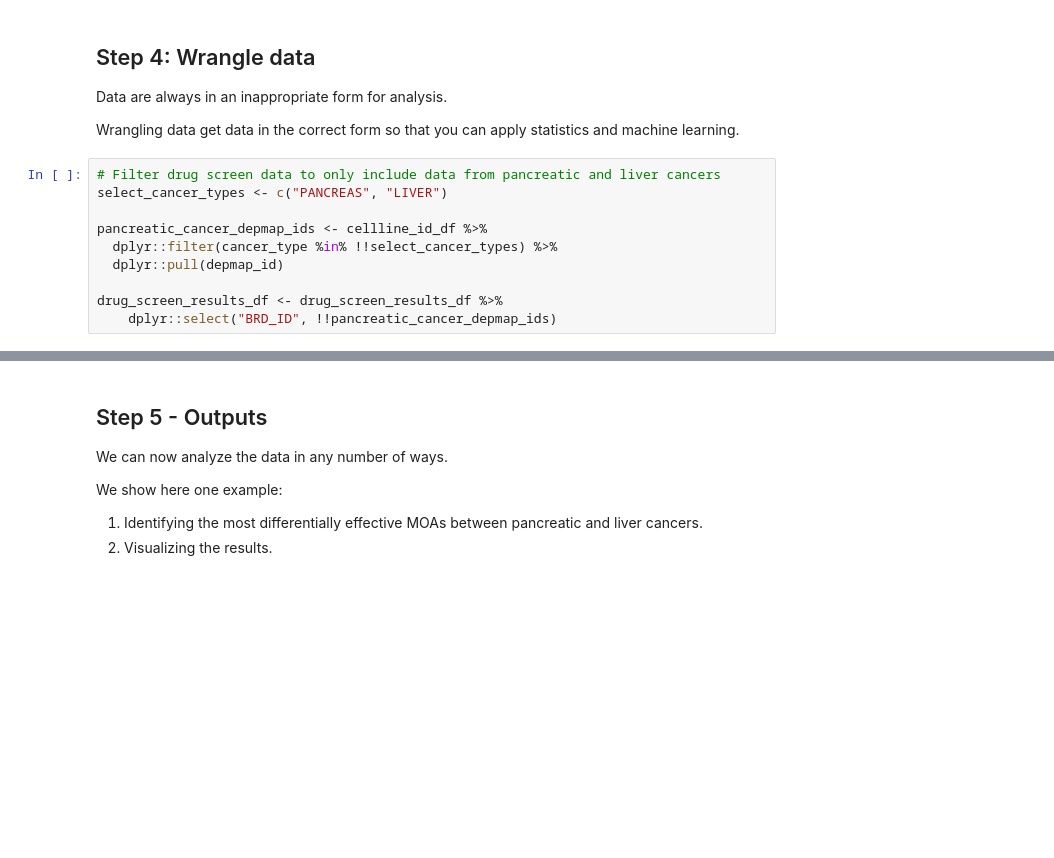
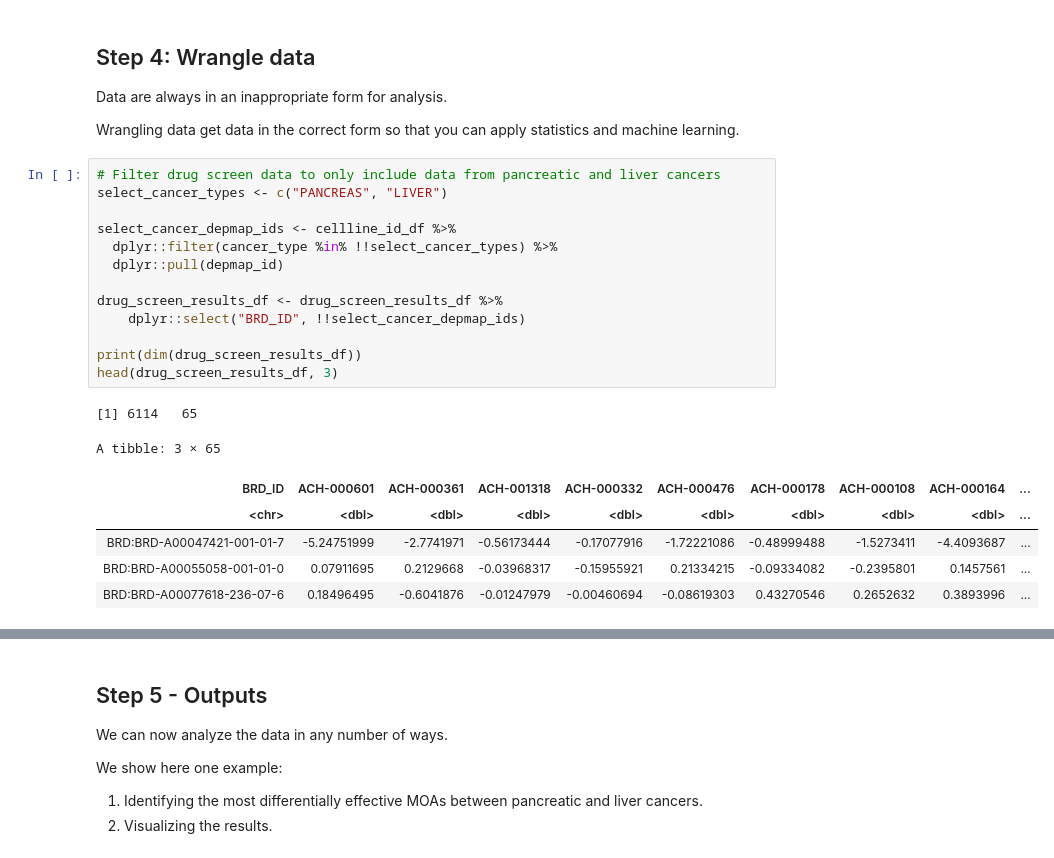
Before and after one commit to gwaybio/CPBS7601, a Jupyter notebook: lectures/4.data_wrangling/tidyverse_example.ipynb, the cells around one changed output, grey strips where cells are left out. Saved outputs shown, nothing was run; the diff lists cells and outputs as text; blank space fills up the shorter version.

```diff
--- a/lectures/4.data_wrangling/tidyverse_example.ipynb
+++ b/lectures/4.data_wrangling/tidyverse_example.ipynb
@@ -155,13 +156,24 @@ Wrangling data get data in the correct form so that you can apply statistics and
 # %%
 # Filter drug screen data to only include data from pancreatic and liver cancers
 select_cancer_types <- c("PANCREAS", "LIVER")
 
-pancreatic_cancer_depmap_ids <- cellline_id_df %>%
+select_cancer_depmap_ids <- cellline_id_df %>%
   dplyr::filter(cancer_type %in% !!select_cancer_types) %>%
   dplyr::pull(depmap_id)
 
 drug_screen_results_df <- drug_screen_results_df %>%
-    dplyr::select("BRD_ID", !!pancreatic_cancer_depmap_ids)
+    dplyr::select("BRD_ID", !!select_cancer_depmap_ids)
+
+print(dim(drug_screen_results_df))
+head(drug_screen_results_df, 3)
+# %% [output]
+[1] 6114   65
+A tibble: 3 × 65
+| BRD_ID | ACH-000601 | ACH-000361 | ACH-001318 | ACH-000332 | ACH-000476 | ACH-000178 | ACH-000108 | ACH-000164 | ... |
+| <chr> | <dbl> | <dbl> | <dbl> | <dbl> | <dbl> | <dbl> | <dbl> | <dbl> | ... |
+| BRD:BRD-A00047421-001-01-7 | -5.24751999 | -2.7741971 | -0.56173444 | -0.17077916 | -1.72221086 | -0.48999488 | -1.5273411 | -4.4093687 | ... |
+| BRD:BRD-A00055058-001-01-0 | 0.07911695 | 0.2129668 | -0.03968317 | -0.15955921 | 0.21334215 | -0.09334082 | -0.2395801 | 0.1457561 | ... |
+| BRD:BRD-A00077618-236-07-6 | 0.18496495 | -0.6041876 | -0.01247979 | -0.00460694 | -0.08619303 | 0.43270546 | 0.2652632 | 0.3893996 | ... |
 # %%
 # Pivot wide data to long data
 drug_screen_results_long_df <- drug_screen_results_df %>%
```
Also changed, not shown: parts of 6 cells of this notebook, 8 other files.
